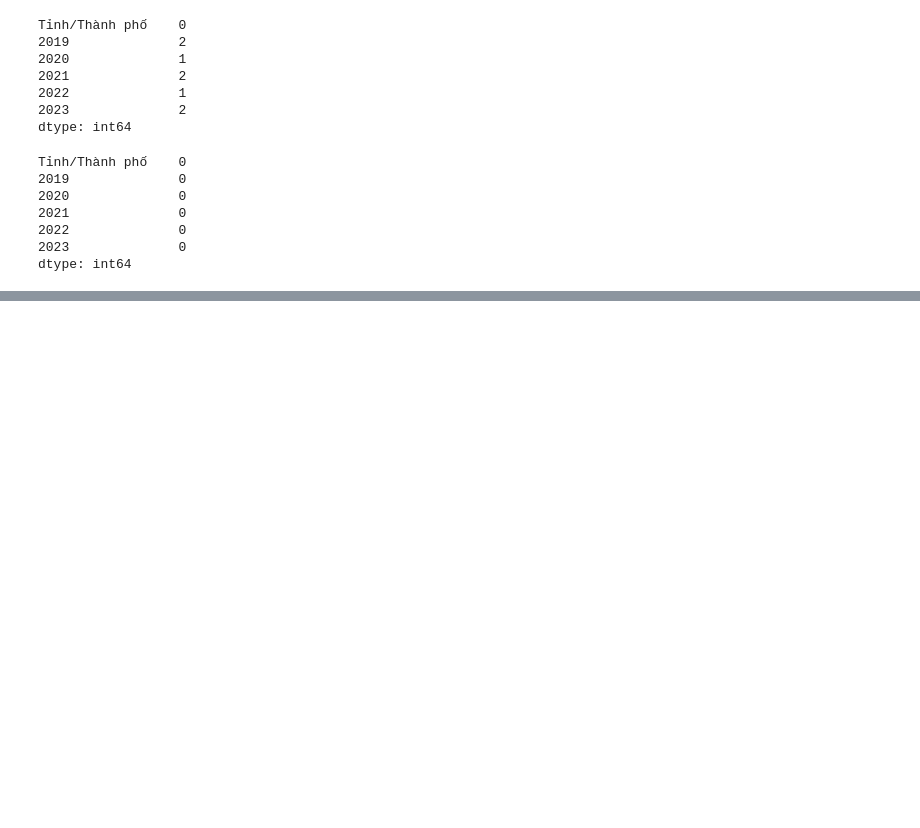
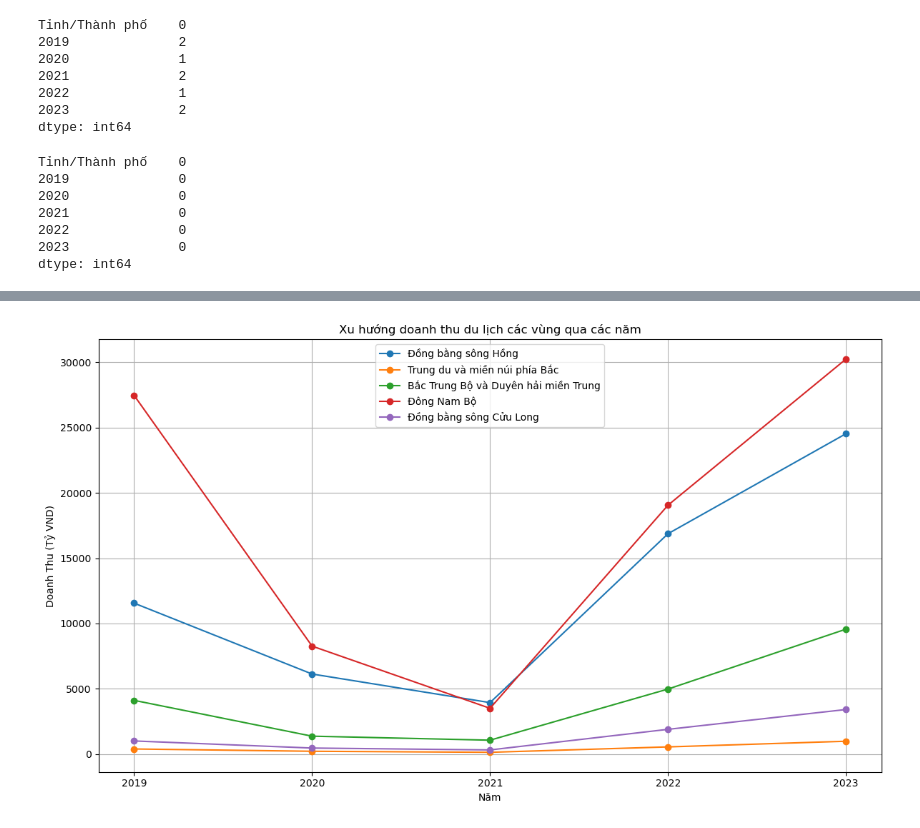
Before and after one commit to honguyenhoangphat/Thuthap_Tien_XuLyDuLieu, a Jupyter notebook: DoAnCuoiKy/Doanh thu du lịch.ipynb, the cells around one changed output, grey strips where cells are left out. Saved outputs shown, nothing was run; the diff lists cells and outputs as text; code cells hidden in the pictures; blank space fills up the shorter version.

```diff
--- a/DoAnCuoiKy/Doanh thu du lịch.ipynb
+++ b/DoAnCuoiKy/Doanh thu du lịch.ipynb
@@ -259,0 +142,15 @@ merge_df
+# %%
+# Vẽ biểu đồ
+plt.figure(figsize=(12, 7))
+for i in data_new.index:
+    plt.plot(data_new.columns, data_new.loc[i], marker='o', label=i)
+
+plt.title('Xu hướng doanh thu du lịch các vùng qua các năm')
+plt.xlabel('Năm')
+plt.ylabel('Doanh Thu (Tỷ VND)')
+plt.legend()
+plt.grid(True)
+plt.tight_layout()
+plt.show()
+# %% [output]
+[figure, added]
```
Also changed, not shown: parts of 18 cells of this notebook, 1 other file.
